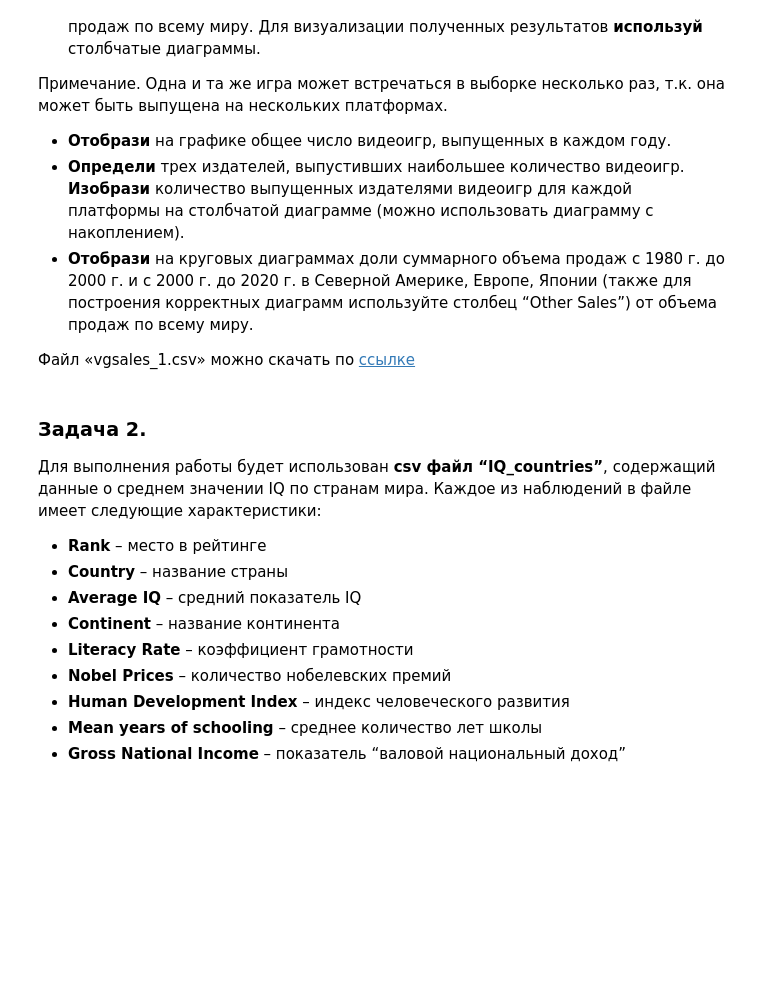
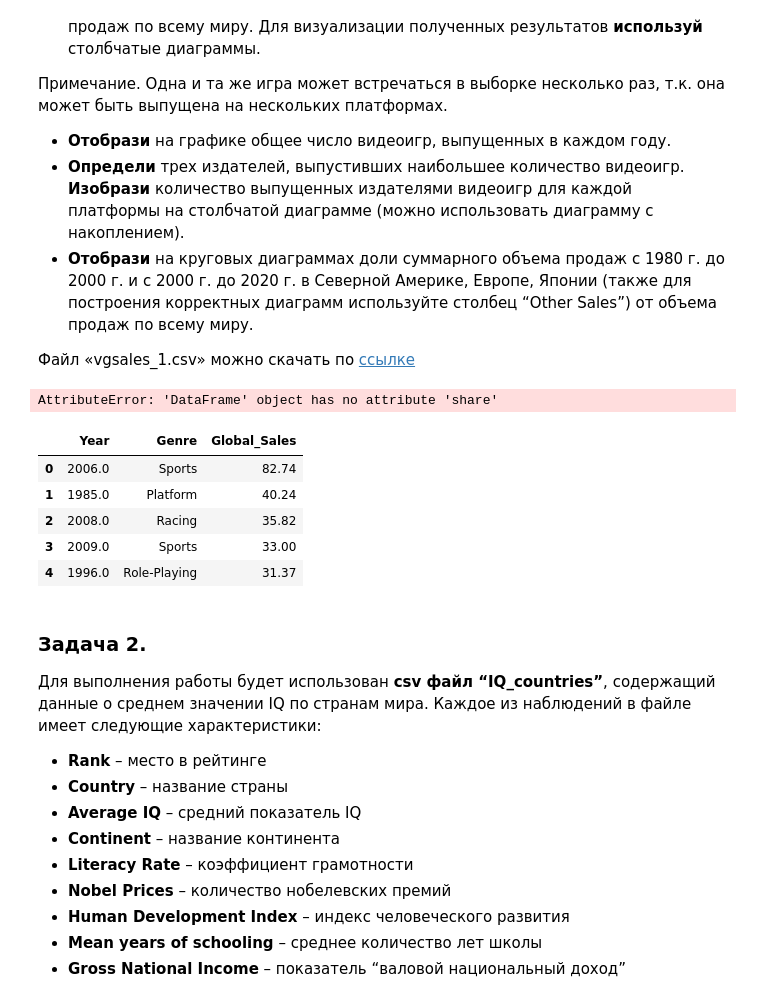
Before and after one commit to AleksandrMac/learning, a Jupyter notebook: ai/hw/8_Дополнительные_задачи_по_DataSciense.ipynb, the cells around one changed output. Cells and saved outputs as stored; diff of their text form; code cells hidden in the pictures; blank space fills up the shorter version.

```diff
--- a/ai/hw/8_Дополнительные_задачи_по_DataSciense.ipynb
+++ b/ai/hw/8_Дополнительные_задачи_по_DataSciense.ipynb
@@ -26,3 +40,26 @@
+# %%
+#инициализация dataframe
+FILE_ID = '1XV9IZ8cGArgCO9VkGId_IW2fewhg_tLN'  # ID таблицы
+SHEET_NAME = 'Sheet1'  # имя листа (по умолчанию 'Sheet1')
+
+url = f'https://drive.google.com/uc?export=download&id={FILE_ID}'
+
+df = pd.read_csv(url)
+df.share
+df.head()
+# %% [output]
+AttributeError: 'DataFrame' object has no attribute 'share'
+# %%
+df_genre = df[['Year','Genre','Global_Sales']]
+df.share()
+df_genre.head()
+# %% [output]
+|  | Year | Genre | Global_Sales |
+| 0 | 2006.0 | Sports | 82.74 |
+| 1 | 1985.0 | Platform | 40.24 |
+| 2 | 2008.0 | Racing | 35.82 |
+| 3 | 2009.0 | Sports | 33.00 |
+| 4 | 1996.0 | Role-Playing | 31.37 |
 # %% [markdown]
 ### Задача 2.
 
```
Also changed, not shown: parts of 4 cells of this notebook.
